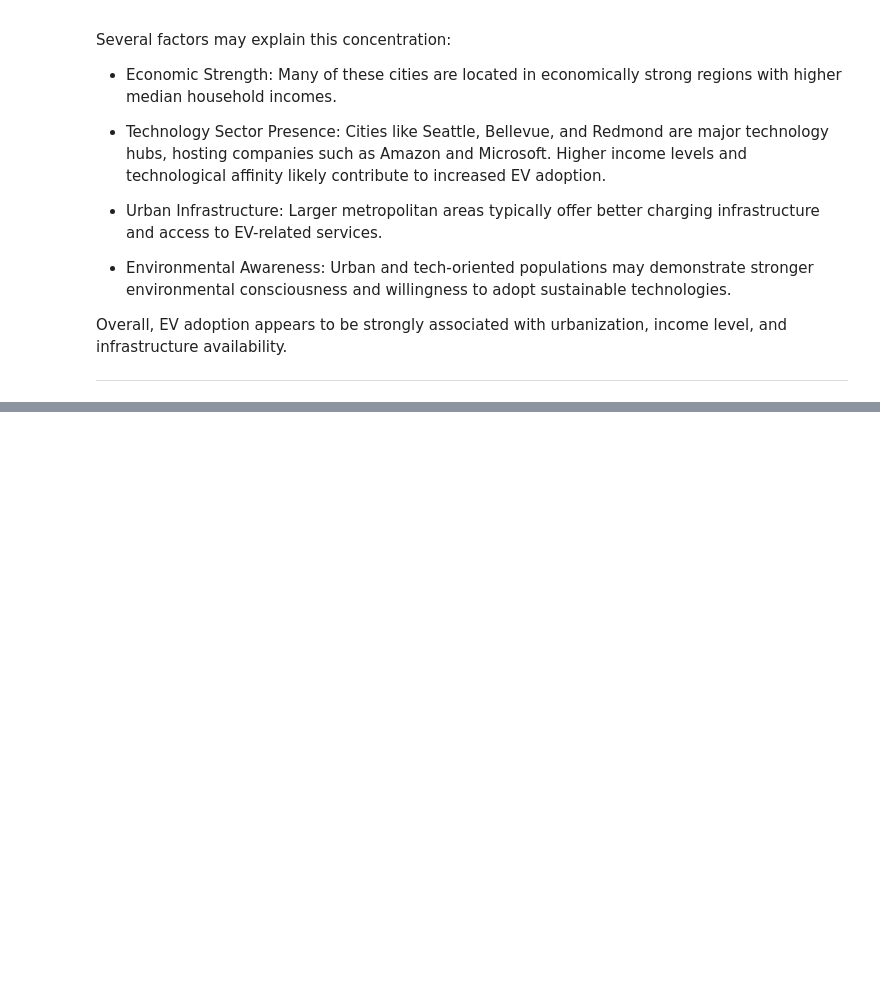
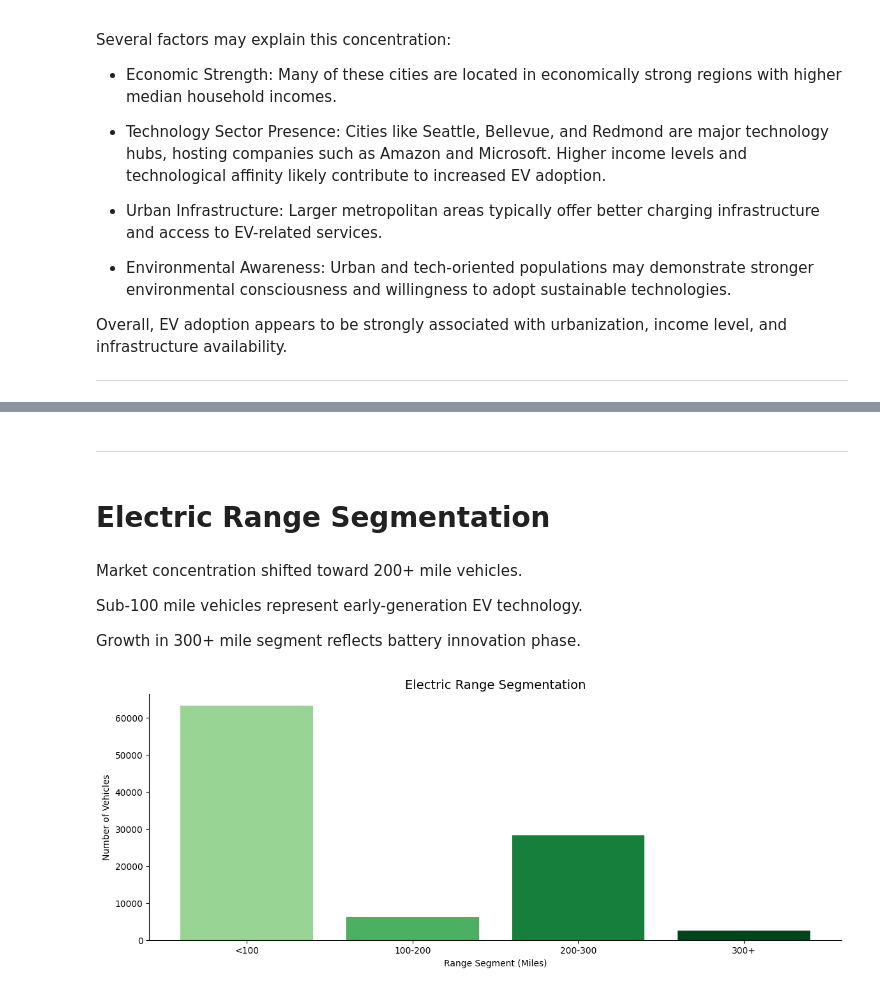
Before and after one commit to nawarfathi/electric-vehicle-analysis1, a Jupyter notebook: EV.ipynb, the cells around one changed output, grey strips where cells are left out. Cells and saved outputs as stored; diff of their text form; code cells hidden in the pictures; blank space fills up the shorter version.

```diff
--- a/EV.ipynb
+++ b/EV.ipynb
@@ -2394,0 +2474,44 @@ df
+# %% [markdown]
+---
+# %% [markdown]
+# Electric Range Segmentation
+# %% [markdown]
+Market concentration shifted toward 200+ mile vehicles.
+
+Sub-100 mile vehicles represent early-generation EV technology.
+
+Growth in 300+ mile segment reflects battery innovation phase.
+# %%
+# Filter valid ranges
+valid_range = df[df['Electric Range'] > 0].copy()
+
+# Create bins
+bins = [0,100,200,300,1000]
+labels = ['<100','100-200','200-300','300+']
+
+valid_range['Range Segment'] = pd.cut(
+    valid_range['Electric Range'],
+    bins=bins,
+    labels=labels
+)
+
+segment_dist = valid_range['Range Segment'].value_counts().sort_index()
+
+# Plot
+plt.figure(figsize=(14,5))
+
+colors = plt.cm.Greens(np.linspace(0.4,1,len(segment_dist)))
+
+plt.bar(segment_dist.index, segment_dist.values, color=colors)
+
+ax = plt.gca()
+ax.spines['top'].set_visible(False)
+ax.spines['right'].set_visible(False)
+
+plt.title('Electric Range Segmentation', fontsize=14)
+plt.xlabel('Range Segment (Miles)')
+plt.ylabel('Number of Vehicles')
+
+plt.show()
+# %% [output]
+[figure, added]
```
Also changed, not shown: parts of 41 cells of this notebook.
